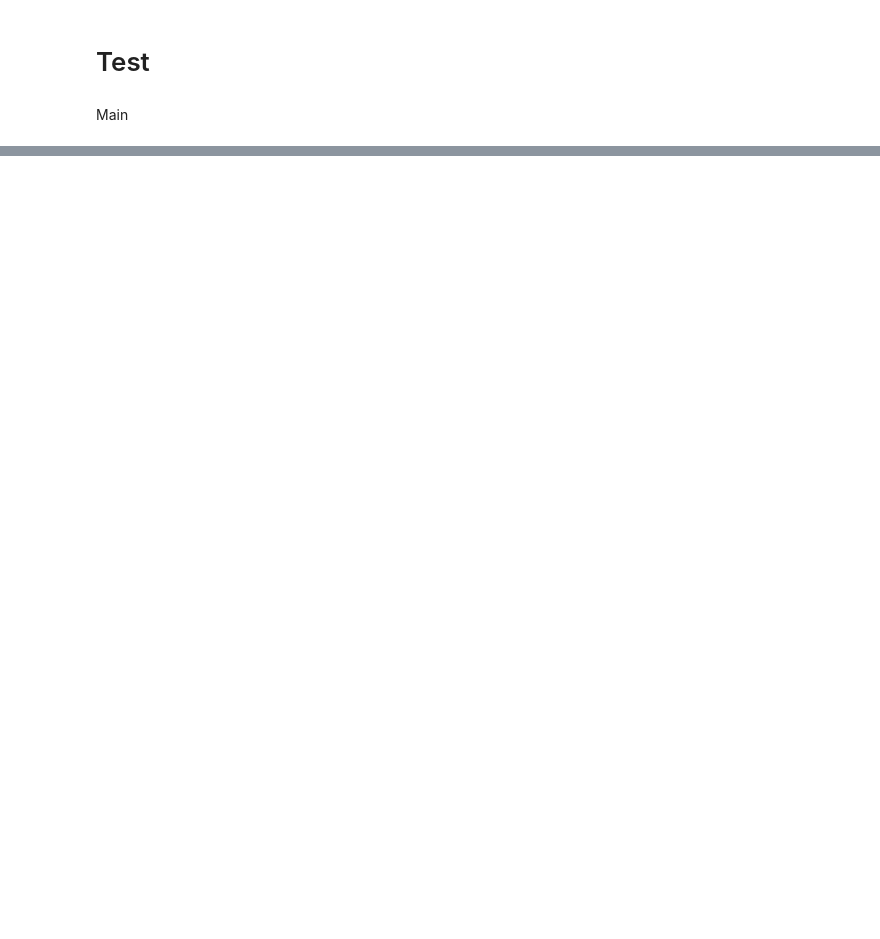
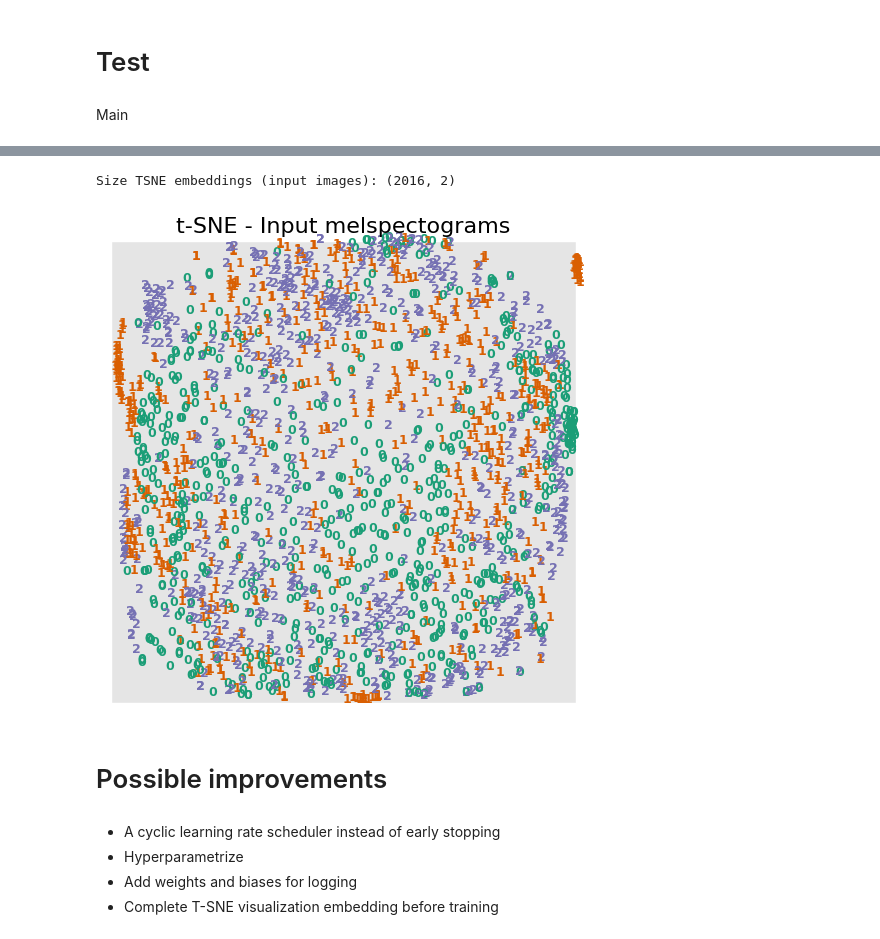
Before and after one commit to Zappandy/spoken_language_detector, a Jupyter notebook: Notebook_for_Paul.ipynb, the cells around one changed output, grey strips where cells are left out. Drawn from its saved outputs; the diff is of its cells as text; code cells hidden in the pictures; blank space fills up the shorter version.

```diff
--- a/Notebook_for_Paul.ipynb
+++ b/Notebook_for_Paul.ipynb
@@ -540,0 +620,55 @@ Best epoch 3: test loss is 5.884 | Accuracy is 46.67%
+# %%
+def gen_f_maps_labels(model, t_dataloader, batch_size=8):
+    len_dataset = len(t_dataloader) * batch_size # batch_size
+    feature_maps_tot = torch.empty((len_dataset, 128*2*9), dtype=torch.float)  # 128, 2, 9 after convolution spec loses dim
+    labels_im_tot = torch.empty(len_dataset, dtype=torch.float)
+
+    with torch.no_grad():
+        for ib, (spec, labels) in enumerate(t_dataloader):
+            indices_b = torch.arange(ib*batch_size, (ib+1)*batch_size)  # batch_size
+            labels_im_tot[indices_b] = labels.float()
+            spec = spec.unsqueeze(1)
+            feature_map = compute_feature_maps(spec, model)
+            in_im_vec = feature_map.reshape(batch_size, -1)  # batch_size
+            feature_maps_tot[indices_b, :] = in_im_vec
+
+    feature_maps_tot = feature_maps_tot.numpy()
+    labels_im_tot = labels_im_tot.numpy()
+    return feature_maps_tot, labels_im_tot
+
+feature_maps_tot, labels_im_tot = gen_f_maps_labels(CNN_model, train_dataloader)
+# %%
+feature_maps_TSNE = TSNE(n_components=2, init='pca').fit_transform(feature_maps_tot)
+print('Size TSNE embeddings (input melspectograms):', feature_maps_TSNE.shape)
+# %% [output]
+Size TSNE embeddings (input images): (2016, 2)
+# %%
+def plot_tsne_embeddings(X, y, title, save=False):
+
+    y = y.astype(int)
+    X = QuantileTransformer().fit_transform(X)
+
+    fig = plt.figure(figsize = (6,6))
+    for i in range(X.shape[0]):
+        plt.text(X[i, 0],
+                 X[i, 1],
+                 str(y[i]),
+                 color=plt.cm.Dark2(y[i]),
+                 fontdict={"weight": "bold", "size": 9})
+    plt.xticks([]), plt.yticks([])
+    plt.title('t-SNE - ' + title, fontsize=16)
+    if save:
+        fig.savefig(f"t-SNE_Input_mels.jpg", bbox_inches="tight", dpi=150)
+    plt.show()
+
+    return
+plot_tsne_embeddings(feature_maps_TSNE, labels_im_tot, 'Input melspectograms')
+# %% [output]
+[figure, added]
+# %% [markdown]
+# Possible improvements
+# %% [markdown]
+- A cyclic learning rate scheduler instead of early stopping
+- Hyperparametrize
+- Add weights and biases for logging
+- Complete T-SNE visualization embedding before training
```
Also changed, not shown: parts of 21 cells of this notebook, 5 other files.
